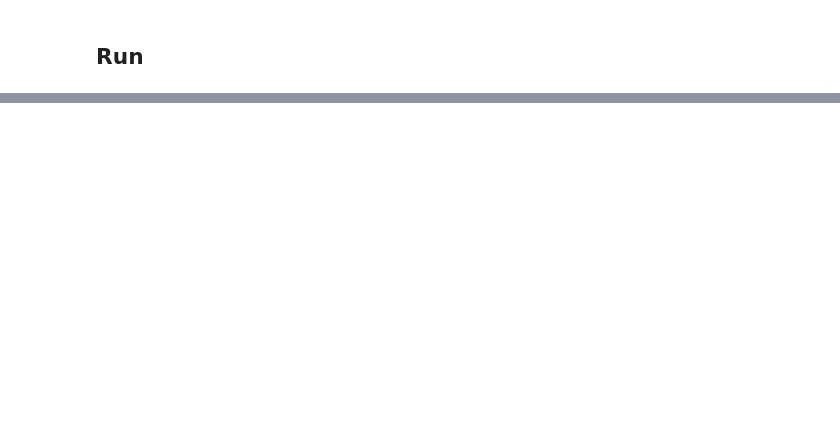
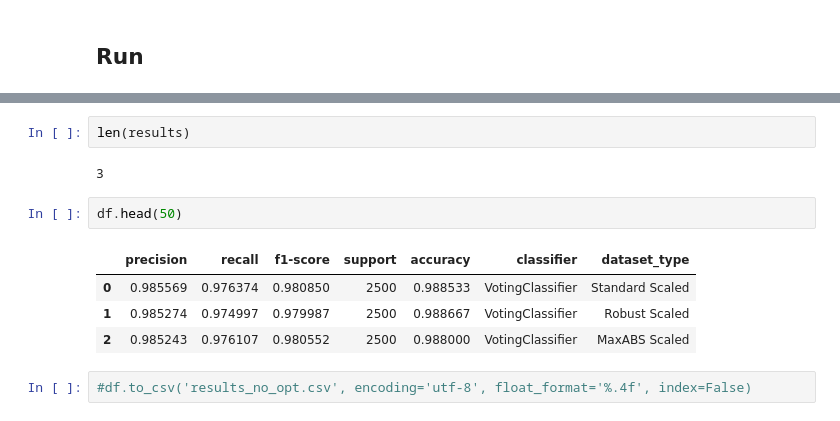
Before and after one commit to xultaeculcis/sdss-analysis-and-classification, a Jupyter notebook: 3_sdss_classification_looped-pca.ipynb, the cells around one changed output, grey strips where cells are left out. Cells and saved outputs as stored; diff of their text form; blank space fills up the shorter version.

```diff
--- a/3_sdss_classification_looped-pca.ipynb
+++ b/3_sdss_classification_looped-pca.ipynb
@@ -367,0 +326,13 @@ PolyKernelSVM :
+# %%
+len(results)
+# %% [output]
+3
+# %%
+df.head(50)
+# %% [output]
+|  | precision | recall | f1-score | support | accuracy | classifier | dataset_type |
+| 0 | 0.985569 | 0.976374 | 0.980850 | 2500 | 0.988533 | VotingClassifier | Standard Scaled |
+| 1 | 0.985274 | 0.974997 | 0.979987 | 2500 | 0.988667 | VotingClassifier | Robust Scaled |
+| 2 | 0.985243 | 0.976107 | 0.980552 | 2500 | 0.988000 | VotingClassifier | MaxABS Scaled |
+# %%
+#df.to_csv('results_no_opt.csv', encoding='utf-8', float_format='%.4f', index=False)
```
Also changed, not shown: parts of 2 cells of this notebook, 4 other files.
